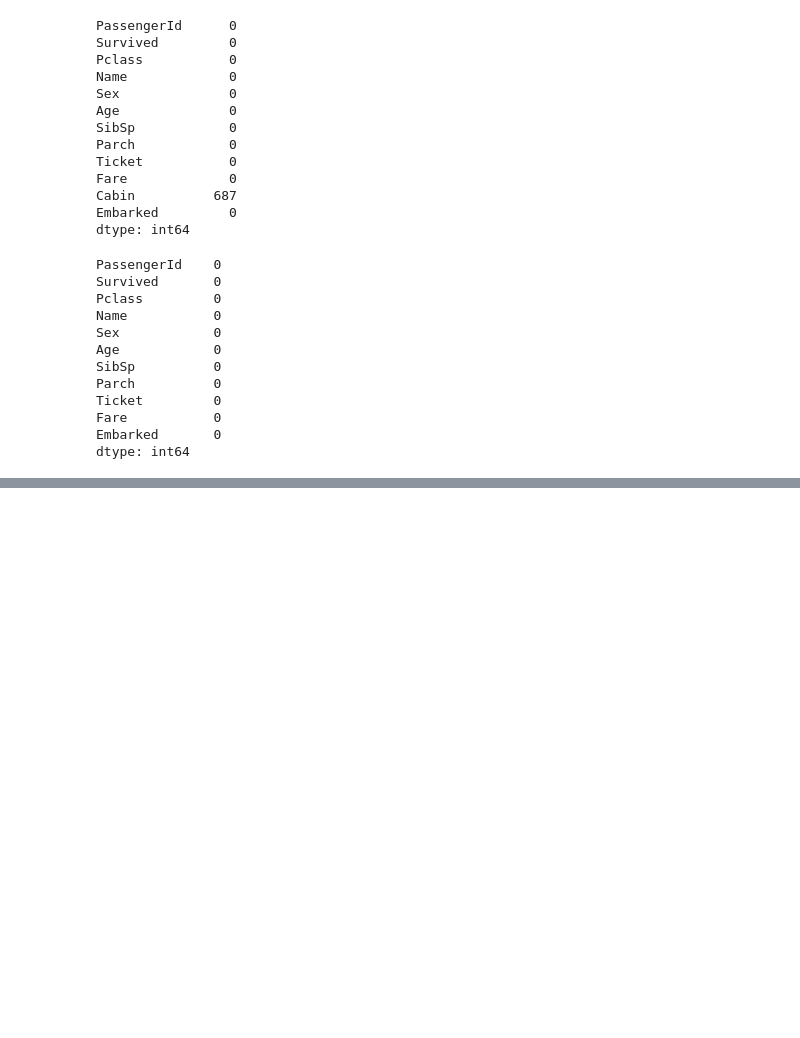
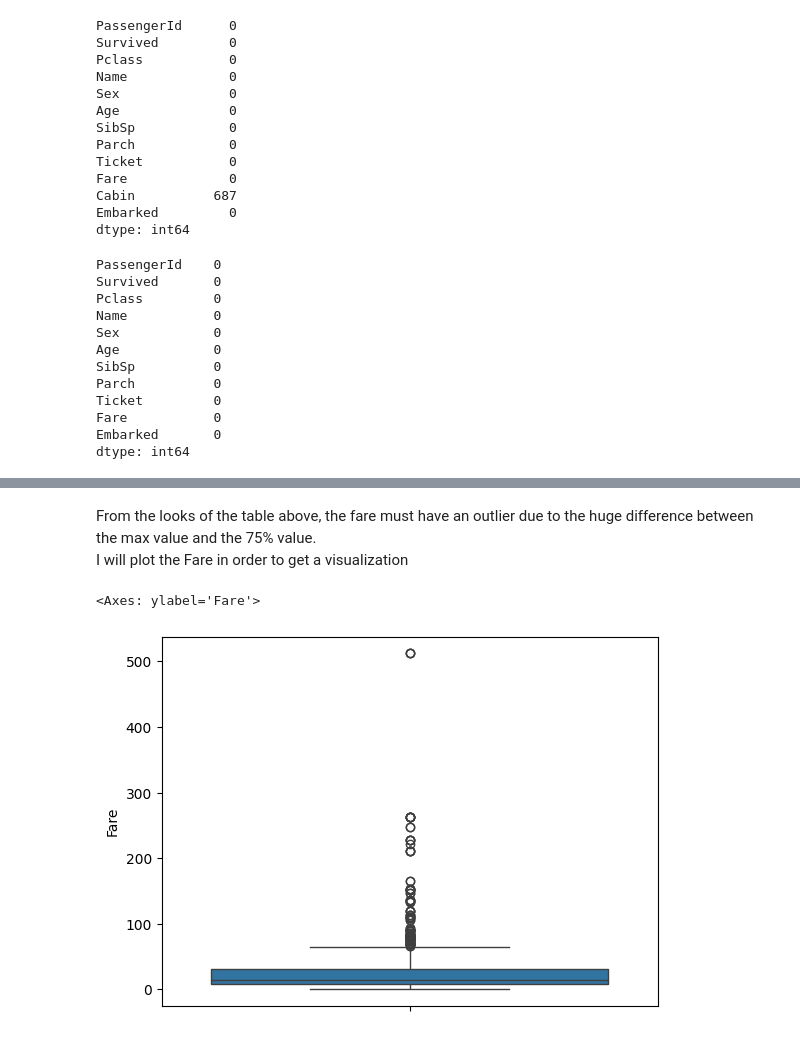
Before and after one commit to MazenIbrahim1/Titanic_Data_Model, a Jupyter notebook: Titanic_Data_Model.ipynb, the cells around one changed output, grey strips where cells are left out. Drawn from its saved outputs; the diff is of its cells as text; code cells hidden in the pictures; blank space fills up the shorter version.

```diff
--- a/Titanic_Data_Model.ipynb
+++ b/Titanic_Data_Model.ipynb
@@ -129,0 +148,8 @@ dtype: int64
+# %% [markdown]
+From the looks of the table above, the fare must have an outlier due to the huge difference between the max value and the 75% value.
+I will plot the Fare in order to get a visualization
+# %%
+sns.boxplot(data_train['Fare'])
+# %% [output]
+<Axes: ylabel='Fare'>
+[figure, added]
```
Also changed, not shown: parts of 6 cells of this notebook.
